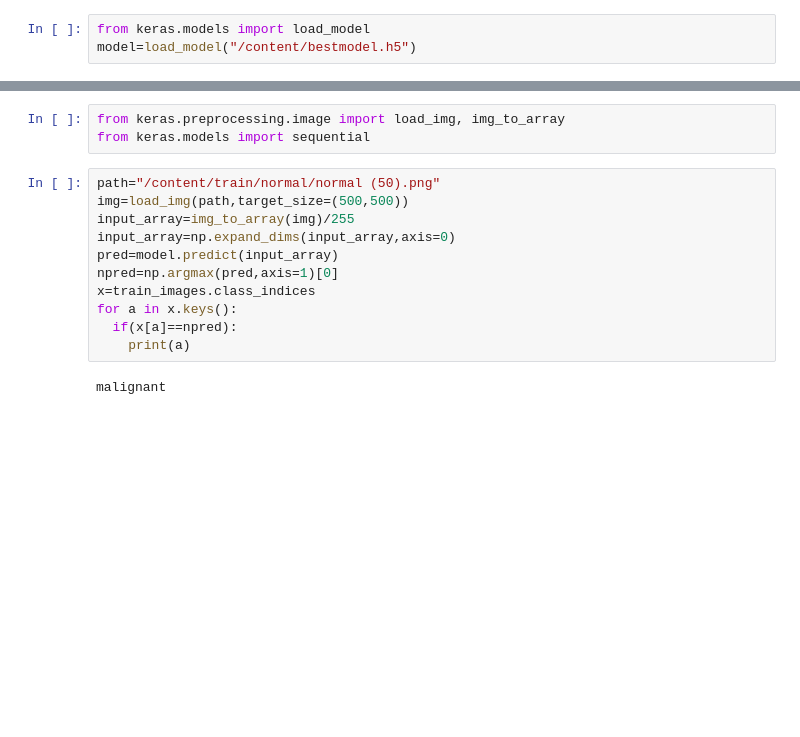
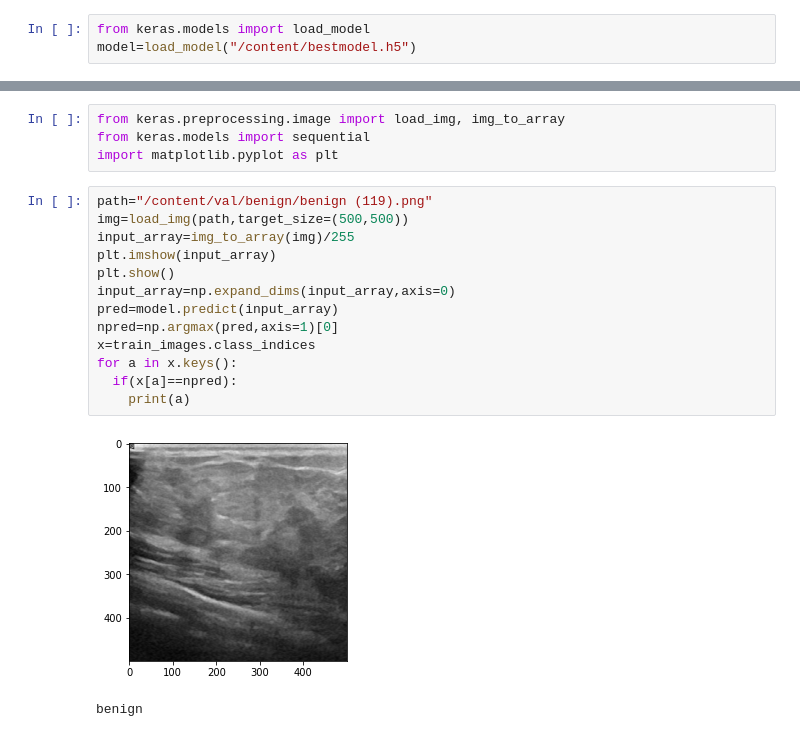
Before and after one commit to kebo08/proto, a Jupyter notebook: proto.ipynb, the cells around one changed output, grey strips where cells are left out. Drawn from its saved outputs; the diff is of its cells as text; blank space fills up the shorter version.

```diff
--- a/proto.ipynb
+++ b/proto.ipynb
@@ -139,16 +153,20 @@ print(accu*100)
 # %%
 from keras.preprocessing.image import load_img, img_to_array
 from keras.models import sequential
+import matplotlib.pyplot as plt
 # %%
-path="/content/train/normal/normal (50).png"
+path="/content/val/benign/benign (119).png"
 img=load_img(path,target_size=(500,500))
 input_array=img_to_array(img)/255
+plt.imshow(input_array)
+plt.show()
 input_array=np.expand_dims(input_array,axis=0)
 pred=model.predict(input_array)
 npred=np.argmax(pred,axis=1)[0]
 x=train_images.class_indices
 for a in x.keys():
   if(x[a]==npred):
     print(a)
 # %% [output]
+[figure, added]
-malignant
+benign
```
Also changed, not shown: parts of 3 cells of this notebook.
